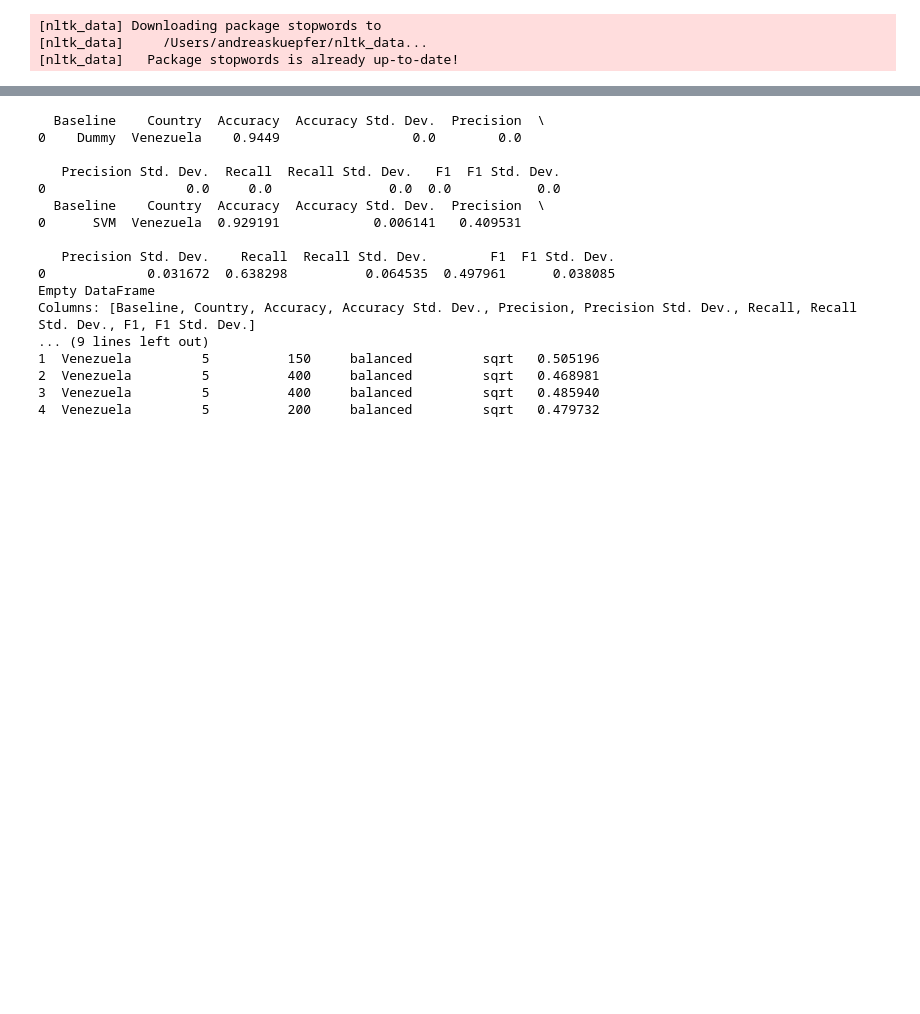
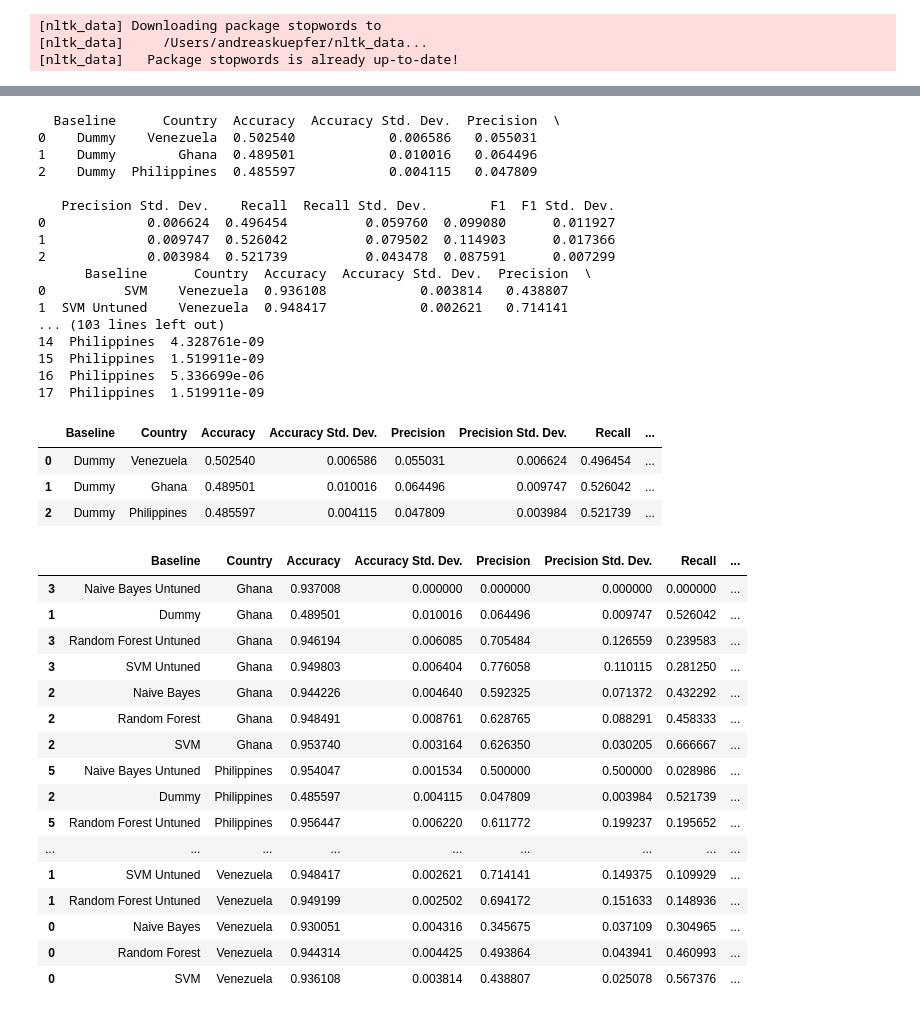
Before and after one commit to hiluka/how-to-hyperopt, a Jupyter notebook: replication/baseline_tuning.ipynb, the cells around one changed output, grey strips where cells are left out. Drawn from its saved outputs; the diff is of its cells as text; code cells hidden in the pictures; blank space fills up the shorter version.

```diff
--- a/replication/baseline_tuning.ipynb
+++ b/replication/baseline_tuning.ipynb
@@ -236,33 +234,62 @@ print(results_dummy)
 print(results_svc)
 print(results_randomforest)
 print(results_naivebayes)
-results_dummy.round(3).to_csv("dummy_results.csv", index=False)
-results_svc.round(3).to_csv("svm_results.csv", index=False)
-results_randomforest.round(3).to_csv("randomforest_results.csv", index=False)
-results_naivebayes.round(3).to_csv("naivebayes_results.csv", index=False)
+results_dummy.round(3).to_csv("dummy_results_tfidf.csv", index=False)
+results_svc.round(3).to_csv("svm_results_tfidf.csv", index=False)
+results_randomforest.round(3).to_csv("randomforest_results_tfidf.csv", index=False)
+results_naivebayes.round(3).to_csv("naivebayes_results_tfidf.csv", index=False)
 
 # Store best hyperparameter combinations (5 tuning runs) for each country
 print(results_tuning_svc)
 print(results_tuning_randomforest)
 print(results_tuning_naivebayes)
-results_tuning_svc.round(3).to_csv("svm_results_hyperparameter.csv", index=False)
-results_tuning_randomforest.round(3).to_csv("randomforest_results_hyperparameter.csv", index=False)
-results_tuning_naivebayes.round(3).to_csv("naivebayes_results_hyperparameter.csv", index=False)
+results_tuning_svc.round(3).to_csv("svm_results_hyperparameter_tfidf.csv", index=False)
+results_tuning_randomforest.round(3).to_csv("randomforest_results_hyperparameter_tfidf.csv", index=False)
+results_tuning_naivebayes.round(3).to_csv("naivebayes_results_hyperparameter_tfidf.csv", index=False)
 # %% [output]
-  Baseline    Country  Accuracy  Accuracy Std. Dev.  Precision  \
-0    Dummy  Venezuela    0.9449                 0.0        0.0
-
-   Precision Std. Dev.  Recall  Recall Std. Dev.   F1  F1 Std. Dev.
-0                  0.0     0.0               0.0  0.0           0.0
-  Baseline    Country  Accuracy  Accuracy Std. Dev.  Precision  \
-0      SVM  Venezuela  0.929191            0.006141   0.409531
+  Baseline      Country  Accuracy  Accuracy Std. Dev.  Precision  \
+0    Dummy    Venezuela  0.502540            0.006586   0.055031
+1    Dummy        Ghana  0.489501            0.010016   0.064496
+2    Dummy  Philippines  0.485597            0.004115   0.047809
 
    Precision Std. Dev.    Recall  Recall Std. Dev.        F1  F1 Std. Dev.
-0             0.031672  0.638298          0.064535  0.497961      0.038085
-Empty DataFrame
-Columns: [Baseline, Country, Accuracy, Accuracy Std. Dev., Precision, Precision Std. Dev., Recall, Recall Std. Dev., F1, F1 Std. Dev.]
-... (9 lines left out)
-1  Venezuela         5          150     balanced         sqrt   0.505196
-2  Venezuela         5          400     balanced         sqrt   0.468981
-3  Venezuela         5          400     balanced         sqrt   0.485940
-4  Venezuela         5          200     balanced         sqrt   0.479732
+0             0.006624  0.496454          0.059760  0.099080      0.011927
+1             0.009747  0.526042          0.079502  0.114903      0.017366
+2             0.003984  0.521739          0.043478  0.087591      0.007299
+      Baseline      Country  Accuracy  Accuracy Std. Dev.  Precision  \
+0          SVM    Venezuela  0.936108            0.003814   0.438807
+1  SVM Untuned    Venezuela  0.948417            0.002621   0.714141
+... (103 lines left out)
+14  Philippines  4.328761e-09
+15  Philippines  1.519911e-09
+16  Philippines  5.336699e-06
+17  Philippines  1.519911e-09
+# %%
+results_dummy
+# %% [output]
+|  | Baseline | Country | Accuracy | Accuracy Std. Dev. | Precision | Precision Std. Dev. | Recall | ... |
+| 0 | Dummy | Venezuela | 0.502540 | 0.006586 | 0.055031 | 0.006624 | 0.496454 | ... |
+| 1 | Dummy | Ghana | 0.489501 | 0.010016 | 0.064496 | 0.009747 | 0.526042 | ... |
+| 2 | Dummy | Philippines | 0.485597 | 0.004115 | 0.047809 | 0.003984 | 0.521739 | ... |
+# %%
+results = pd.concat([results_dummy, results_svc, results_randomforest, results_naivebayes])
+# %%
+results.sort_values(by=["Country", "F1"])
+# %% [output]
+|  | Baseline | Country | Accuracy | Accuracy Std. Dev. | Precision | Precision Std. Dev. | Recall | ... |
+| 3 | Naive Bayes Untuned | Ghana | 0.937008 | 0.000000 | 0.000000 | 0.000000 | 0.000000 | ... |
+| 1 | Dummy | Ghana | 0.489501 | 0.010016 | 0.064496 | 0.009747 | 0.526042 | ... |
+| 3 | Random Forest Untuned | Ghana | 0.946194 | 0.006085 | 0.705484 | 0.126559 | 0.239583 | ... |
+| 3 | SVM Untuned | Ghana | 0.949803 | 0.006404 | 0.776058 | 0.110115 | 0.281250 | ... |
+| 2 | Naive Bayes | Ghana | 0.944226 | 0.004640 | 0.592325 | 0.071372 | 0.432292 | ... |
+| 2 | Random Forest | Ghana | 0.948491 | 0.008761 | 0.628765 | 0.088291 | 0.458333 | ... |
+| 2 | SVM | Ghana | 0.953740 | 0.003164 | 0.626350 | 0.030205 | 0.666667 | ... |
+| 5 | Naive Bayes Untuned | Philippines | 0.954047 | 0.001534 | 0.500000 | 0.500000 | 0.028986 | ... |
+| 2 | Dummy | Philippines | 0.485597 | 0.004115 | 0.047809 | 0.003984 | 0.521739 | ... |
+| 5 | Random Forest Untuned | Philippines | 0.956447 | 0.006220 | 0.611772 | 0.199237 | 0.195652 | ... |
+| ... | ... | ... | ... | ... | ... | ... | ... | ... |
+| 1 | SVM Untuned | Venezuela | 0.948417 | 0.002621 | 0.714141 | 0.149375 | 0.109929 | ... |
+| 1 | Random Forest Untuned | Venezuela | 0.949199 | 0.002502 | 0.694172 | 0.151633 | 0.148936 | ... |
+| 0 | Naive Bayes | Venezuela | 0.930051 | 0.004316 | 0.345675 | 0.037109 | 0.304965 | ... |
+| 0 | Random Forest | Venezuela | 0.944314 | 0.004425 | 0.493864 | 0.043941 | 0.460993 | ... |
+| 0 | SVM | Venezuela | 0.936108 | 0.003814 | 0.438807 | 0.025078 | 0.567376 | ... |
```
Also changed, not shown: parts of 5 cells of this notebook, 1 other file.
